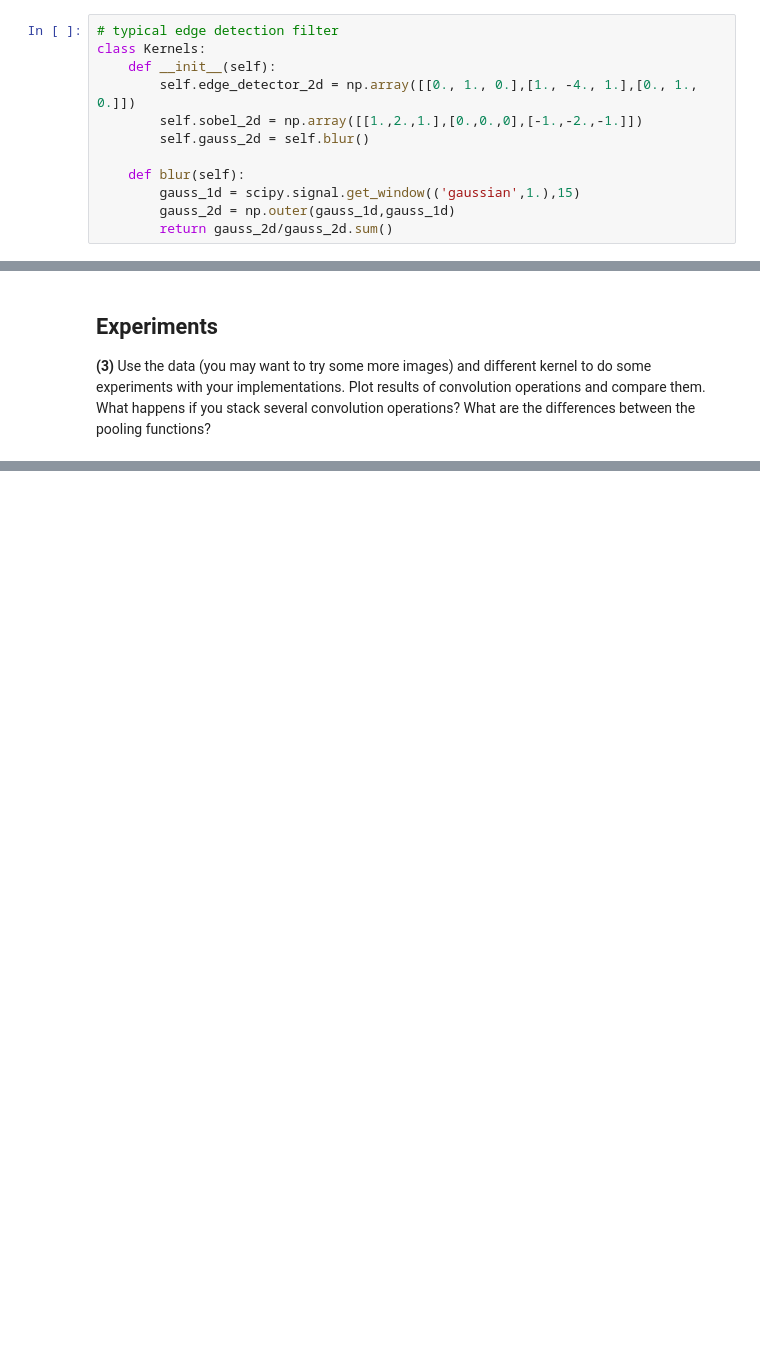
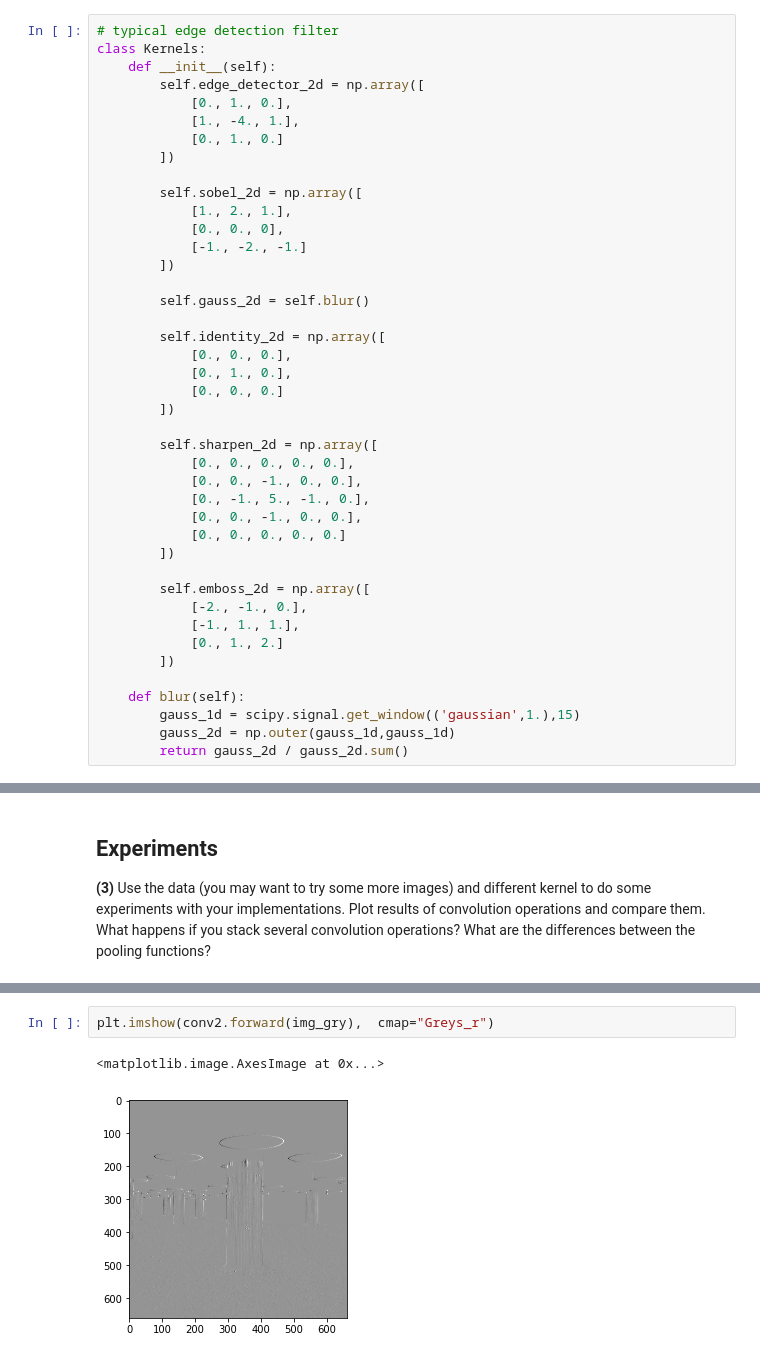
Before and after one commit to christophstach/deep-learning-ubiquitous-tribble, a Jupyter notebook: 1163050_uebung_03/convolution_pooling.ipynb, the cells around one changed output, grey strips where cells are left out. Drawn from its saved outputs; the diff is of its cells as text; blank space fills up the shorter version.

```diff
--- a/1163050_uebung_03/convolution_pooling.ipynb
+++ b/1163050_uebung_03/convolution_pooling.ipynb
@@ -65,14 +65,44 @@ Cause we do not learn the filters during the exercise we will need some for your
 # typical edge detection filter
 class Kernels:
     def __init__(self):
-        self.edge_detector_2d = np.array([[0., 1., 0.],[1., -4., 1.],[0., 1., 0.]])
-        self.sobel_2d = np.array([[1.,2.,1.],[0.,0.,0],[-1.,-2.,-1.]])
+        self.edge_detector_2d = np.array([
+            [0., 1., 0.],
+            [1., -4., 1.],
+            [0., 1., 0.]
+        ])
+
+        self.sobel_2d = np.array([
+            [1., 2., 1.],
+            [0., 0., 0],
+            [-1., -2., -1.]
+        ])
+
         self.gauss_2d = self.blur()
+
+        self.identity_2d = np.array([
+            [0., 0., 0.],
+            [0., 1., 0.],
+            [0., 0., 0.]
+        ])
+
+        self.sharpen_2d = np.array([
+            [0., 0., 0., 0., 0.],
+            [0., 0., -1., 0., 0.],
+            [0., -1., 5., -1., 0.],
+            [0., 0., -1., 0., 0.],
+            [0., 0., 0., 0., 0.]
+        ])
+
+        self.emboss_2d = np.array([
+            [-2., -1., 0.],
+            [-1., 1., 1.],
+            [0., 1., 2.]
+        ])
 
     def blur(self):
         gauss_1d = scipy.signal.get_window(('gaussian',1.),15)
         gauss_2d = np.outer(gauss_1d,gauss_1d)
-        return gauss_2d/gauss_2d.sum()
+        return gauss_2d / gauss_2d.sum()
 # %% [markdown]
 ## Convolution
 **(5)**
@@ -180,0 +259,5 @@ plt.imshow(img_rgb)
+# %%
+plt.imshow(conv2.forward(img_gry),  cmap="Greys_r")
+# %% [output]
+<matplotlib.image.AxesImage at 0x...>
+[figure, added]
```
Also changed, not shown: parts of 12 cells of this notebook, 8 other files.
